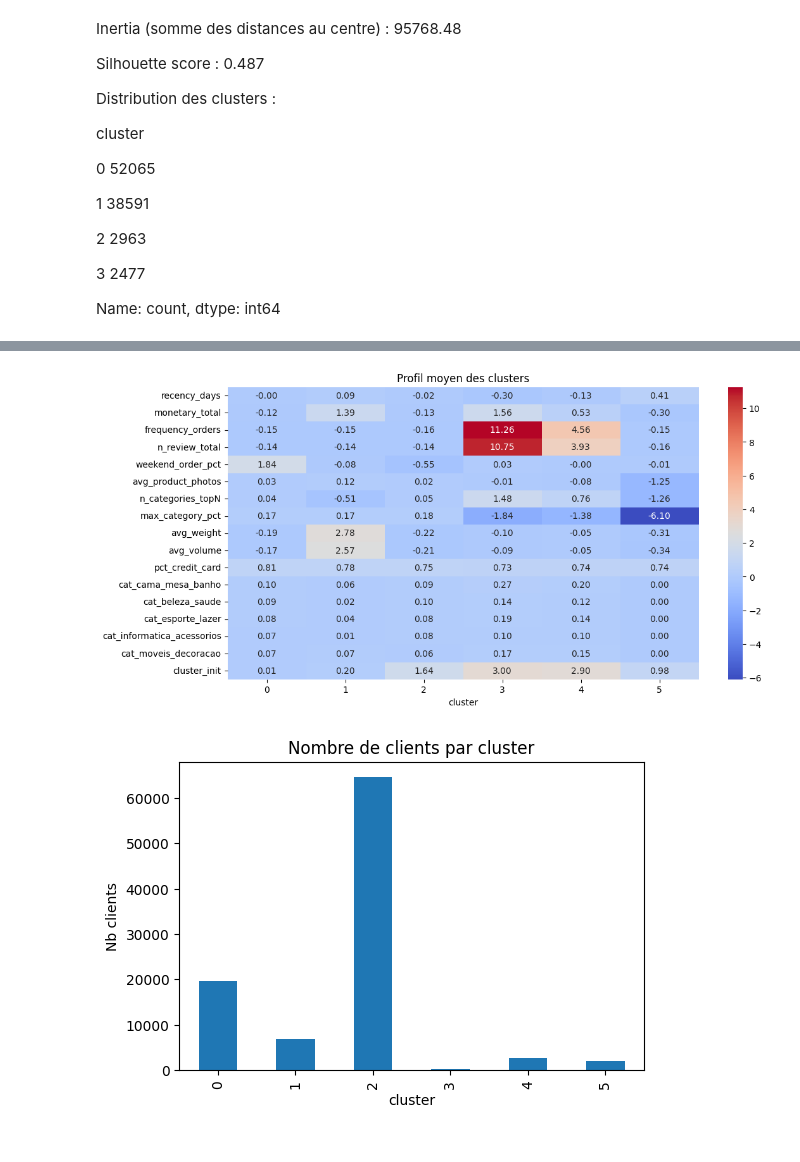
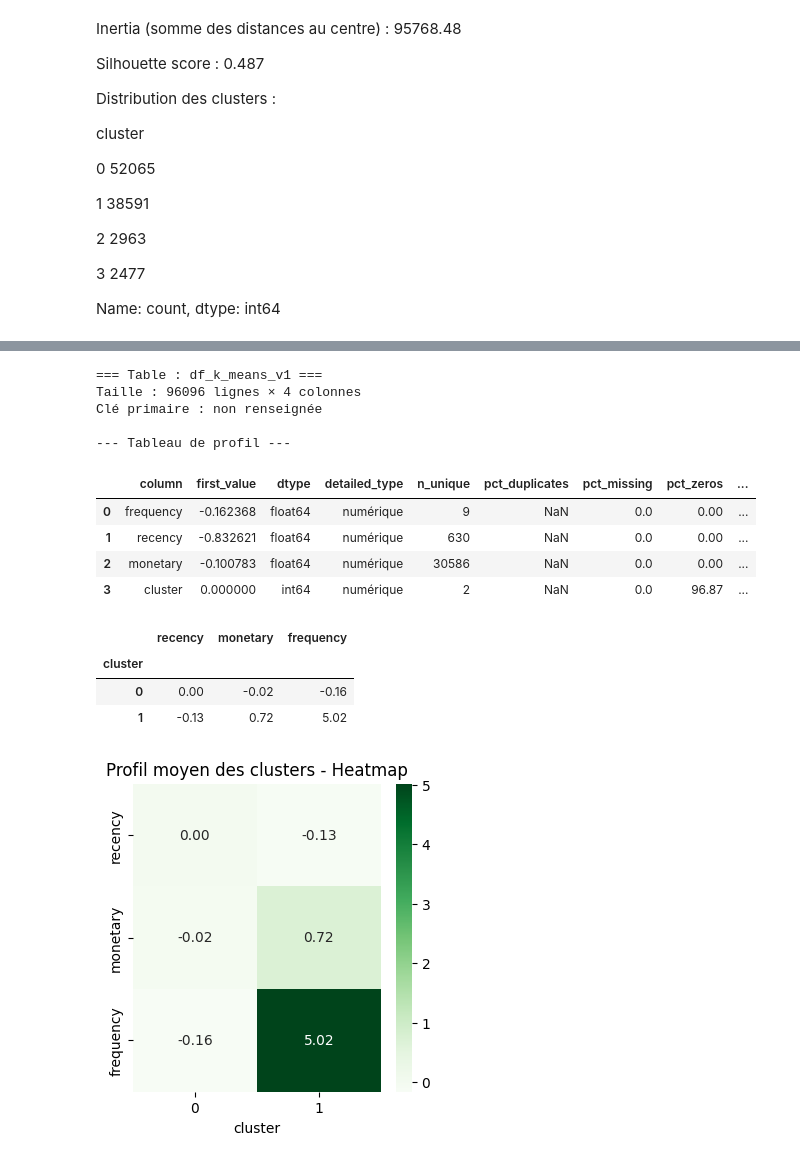
Before and after one commit to tpedCode/P05, a Jupyter notebook: notebooks/Barret_Marjorie_Notebook_P5_2511.ipynb, the cells around one changed output, grey strips where cells are left out. Saved outputs shown, nothing was run; the diff lists cells and outputs as text; code cells hidden in the pictures.

Commit message:
v2 du clustering avec review_score

```diff
--- a/notebooks/Barret_Marjorie_Notebook_P5_2511.ipynb
+++ b/notebooks/Barret_Marjorie_Notebook_P5_2511.ipynb
@@ -697,3 +724,15 @@ Name: count, dtype: int64
+# %%
+# ==============================
+# RECHARGEMENT DATAFRAME ET MODELE K-MEANS
+# ==============================
+
+path_data = r"C:\Users\barre\Documents\Pro\Reconversion_professionnelle\Formations\Data_Scientist_by_Openclassrooms\P05\data"
+
+# rechargement du DataFrame
+df_k_means_v1 = pd.read_csv(f"{path_data}/df_k_means_v1.csv")
+
+# rechargement du modèle
+kmeans_rfm_2_clusters = joblib.load(f"{path_data}/kmeans_rfm_2_clusters.joblib")
 # %%
 # # ==============================
 # # K-MEANS À 4 CLUSTERS
@@ -1865,17 +779,37 @@ for feature in features_to_plot:
-# %%
-import seaborn as sns
-
-cluster_means = df_k_means.groupby('cluster').mean()
-plt.figure(figsize=(12,6))
-sns.heatmap(cluster_means.T, cmap="coolwarm", annot=True, fmt=".2f")
-plt.title("Profil moyen des clusters")
-plt.show()
-# %% [output]
-[figure, removed]
-# %%
-df_k_means['cluster'].value_counts().sort_index().plot(kind='bar', figsize=(6,4))
-plt.title("Nombre de clients par cluster")
-plt.ylabel("Nb clients")
-plt.show()
-# %% [output]
-[figure, removed]
+# %%
+# ==============================
+# PROFIL DU DATAFRAME
+# ==============================
+
+# Profil complet du dataframe
+df_profile = profile_dataframe(df_k_means_v1, table_name="df_k_means_v1")
+display(df_profile)
+
+# Profil moyen par cluster pour toutes les variables continues
+cols_continuous = ['recency', 'monetary', 'frequency', 'review_score']
+cols_continuous = [c for c in cols_continuous if c in df_k_means_v1.columns]
+
+cluster_means = df_k_means_v1.groupby('cluster')[cols_continuous].mean().round(2)
+display(cluster_means)
+
+# Heatmap du profil moyen
+plt.figure(figsize=(4, 4))
+sns.heatmap(cluster_means.T, annot=True, fmt=".2f", cmap="Greens")
+plt.title("Profil moyen des clusters - Heatmap")
+plt.show()
+# %% [output]
+=== Table : df_k_means_v1 ===
+Taille : 96096 lignes × 4 colonnes
+Clé primaire : non renseignée
+
+--- Tableau de profil ---
+|  | column | first_value | dtype | detailed_type | n_unique | pct_duplicates | pct_missing | pct_zeros | ... |
+| 0 | frequency | -0.162368 | float64 | numérique | 9 | NaN | 0.0 | 0.00 | ... |
+| 1 | recency | -0.832621 | float64 | numérique | 630 | NaN | 0.0 | 0.00 | ... |
+| 2 | monetary | -0.100783 | float64 | numérique | 30586 | NaN | 0.0 | 0.00 | ... |
+| 3 | cluster | 0.000000 | int64 | numérique | 2 | NaN | 0.0 | 96.87 | ... |
+|  | recency | monetary | frequency |
+| cluster |  |  |  |
+| 0 | 0.00 | -0.02 | -0.16 |
+| 1 | -0.13 | 0.72 | 5.02 |
+[figure, added]
```
Also changed, not shown: parts of 69 cells of this notebook, 4 other files.
